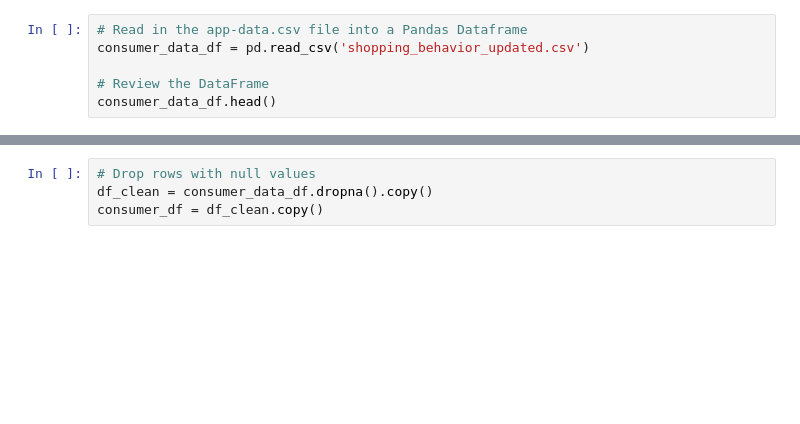
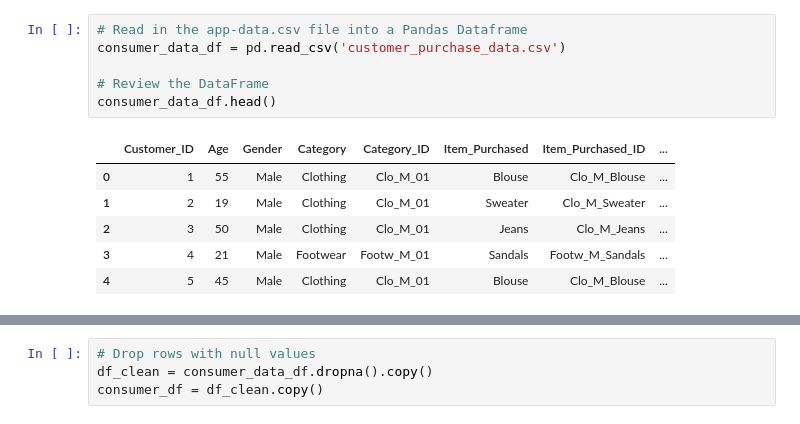
Before and after one commit to kylekerner/project2, a Jupyter notebook: project2.ipynb, the cells around one changed output, grey strips where cells are left out. Cells and saved outputs as stored; diff of their text form; blank space fills up the shorter version.

```diff
--- a/project2.ipynb
+++ b/project2.ipynb
@@ -1,9 +12,16 @@
 # %%
 # Read in the app-data.csv file into a Pandas Dataframe
-consumer_data_df = pd.read_csv('shopping_behavior_updated.csv')
+consumer_data_df = pd.read_csv('customer_purchase_data.csv')
 
 # Review the DataFrame
 consumer_data_df.head()
+# %% [output]
+|  | Customer_ID | Age | Gender | Category | Category_ID | Item_Purchased | Item_Purchased_ID | ... |
+| 0 | 1 | 55 | Male | Clothing | Clo_M_01 | Blouse | Clo_M_Blouse | ... |
+| 1 | 2 | 19 | Male | Clothing | Clo_M_01 | Sweater | Clo_M_Sweater | ... |
+| 2 | 3 | 50 | Male | Clothing | Clo_M_01 | Jeans | Clo_M_Jeans | ... |
+| 3 | 4 | 21 | Male | Footwear | Footw_M_01 | Sandals | Footw_M_Sandals | ... |
+| 4 | 5 | 45 | Male | Clothing | Clo_M_01 | Blouse | Clo_M_Blouse | ... |
 # %%
 # Check for null values and the data types.
 consumer_data_df.info()
```
Also changed, not shown: parts of 39 cells of this notebook, 1 other file.
